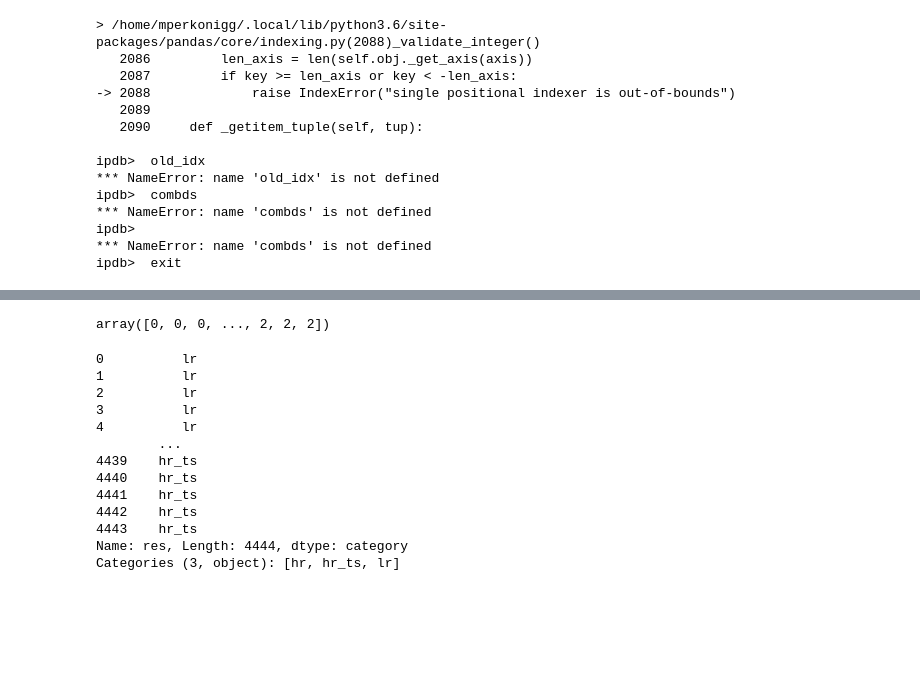
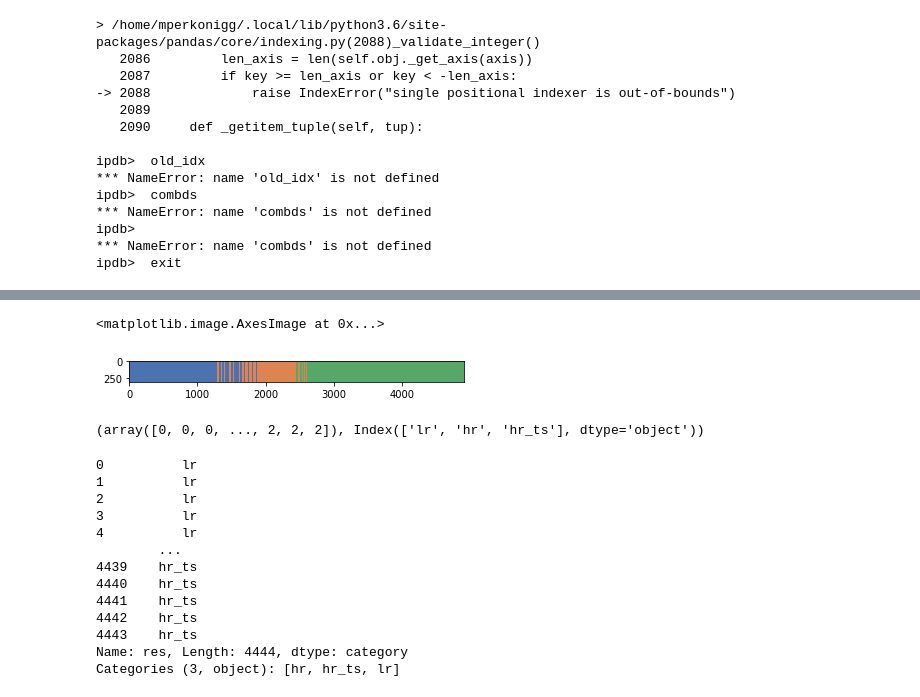
Before and after one commit to cirmuw/dynamicmemory, a Jupyter notebook: Results.ipynb, the cells around one changed output, grey strips where cells are left out. Drawn from its saved outputs; the diff is of its cells as text; code cells hidden in the pictures; blank space fills up the shorter version.

```diff
--- a/Results.ipynb
+++ b/Results.ipynb
@@ -594,7 +592,26 @@ ipdb>  exit
-# %%
-res
-# %% [output]
-array([0, 0, 0, ..., 2, 2, 2])
+# %%
+streamedDS = StreamedDS('/project/catinous/cat_data/','catsinom_combined_dsts3_dataset.csv', transition_phase_after=0.7, direction='lr->hr')
+res = pd.factorize(streamedDS.df.res)[0]
+# %%
+plt.imshow(np.tile(res,(300,1)), cmap=newcmp, alpha=1.0)
+# %% [output]
+<matplotlib.image.AxesImage at 0x...>
+[figure, added]
+# %%
+if ('lr' in res) and ('hr' in res):
+    print(res)
+    exp_name = utils.get_expname(self.hparams)
+    weights_path = utils.TRAINED_MODELS_FOLDER + exp_name + '_lr_checkpoint.pt'
+    if not os.path.exists(weights_path):
+        torch.save(self.model.state_dict(), weights_path)
+elif ('hr' in res) and ('hr_ts'):
+    print(res)
+    exp_name = utils.get_expname(self.hparams)
+    weights_path = utils.TRAINED_MODELS_FOLDER + exp_name + '_hr_checkpoint.pt'
+    if not os.path.exists(weights_path):
+        torch.save(self.model.state_dict(), weights_path)
+# %% [output]
+(array([0, 0, 0, ..., 2, 2, 2]), Index(['lr', 'hr', 'hr_ts'], dtype='object'))
 # %%
 streamedDS.df.res
 # %% [output]
```
Also changed, not shown: parts of 25 cells of this notebook, 2 other files.
